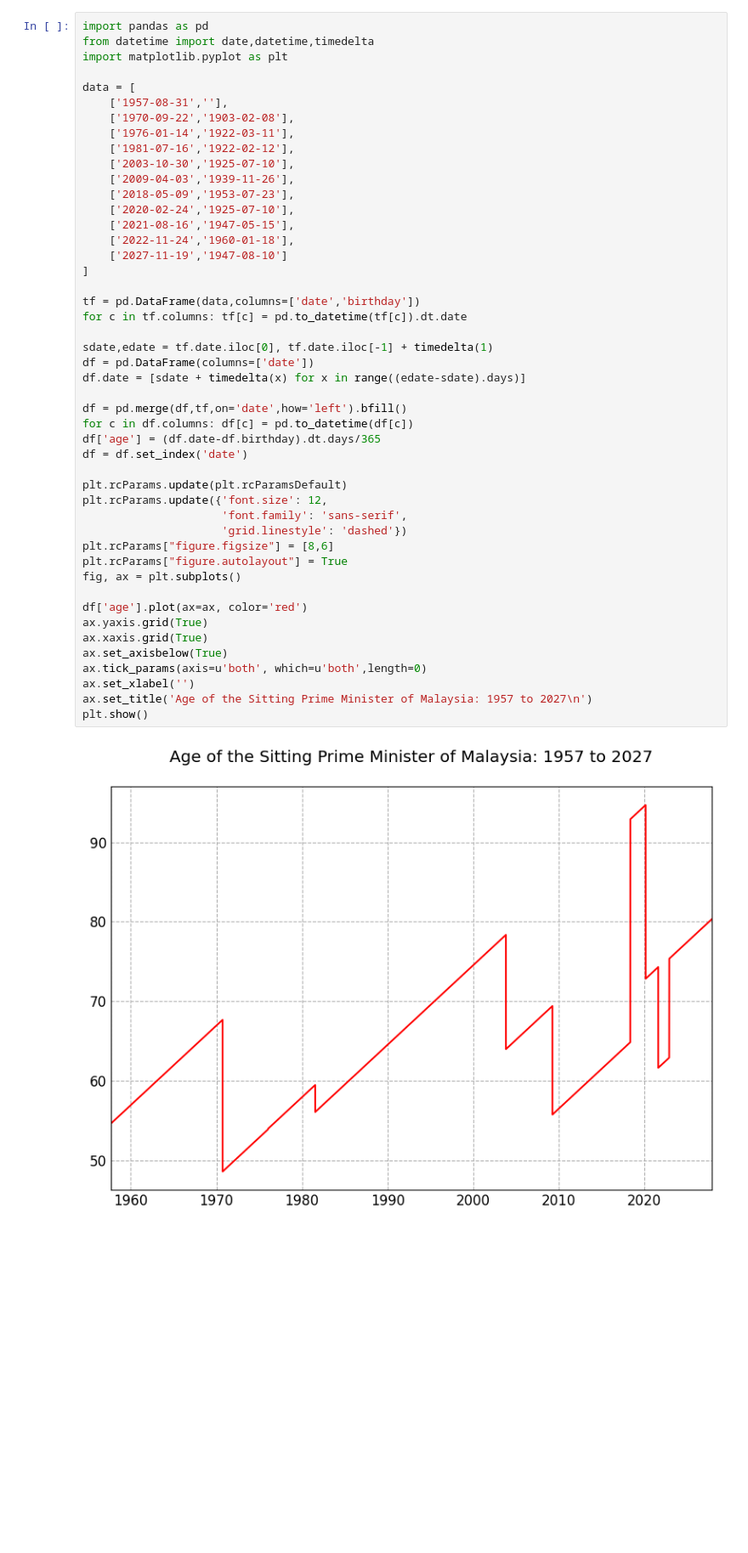
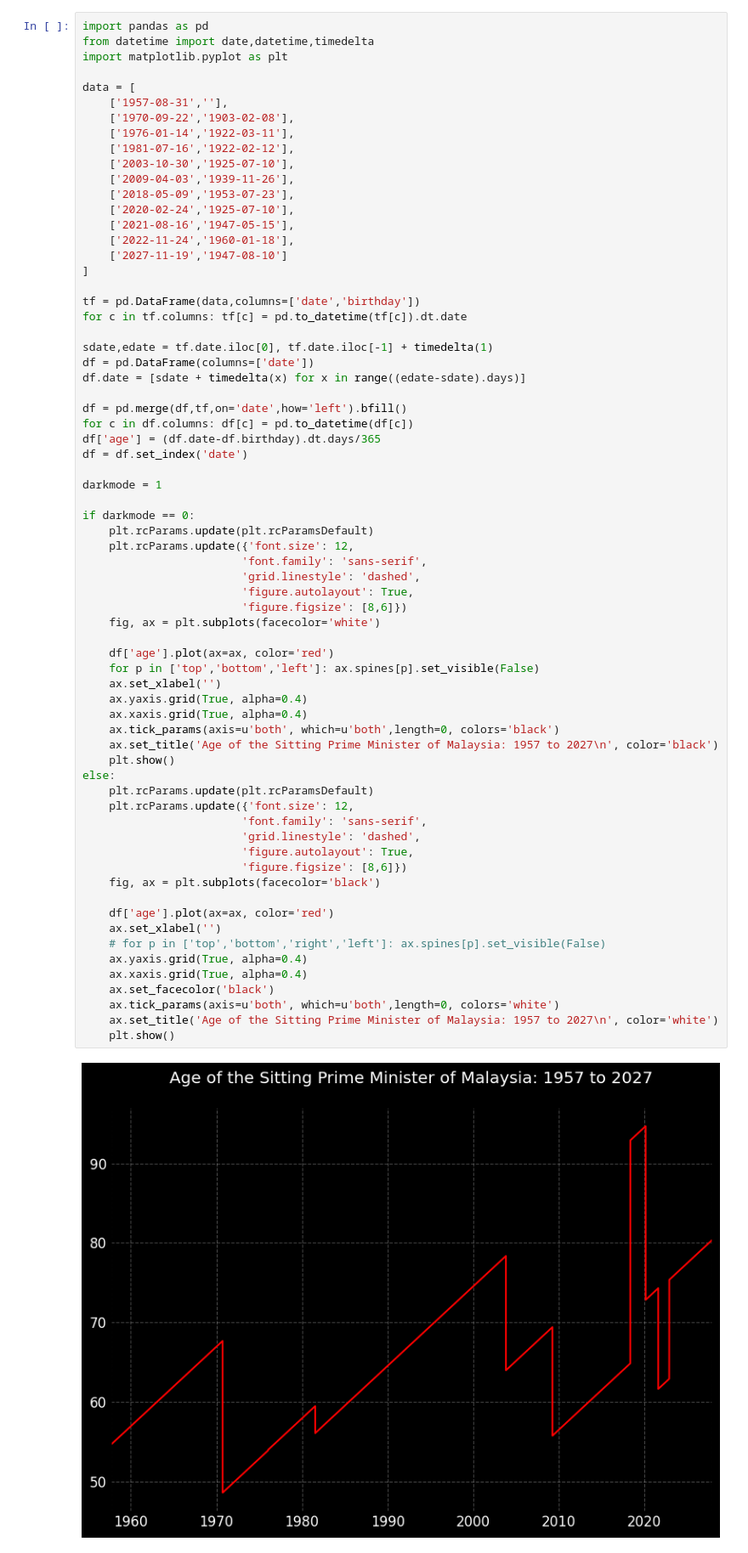
Before and after one commit to Thevesh/analysis-election-msia, a Jupyter notebook: chart_pm_age.ipynb, the cells around one changed output. Shown at 85% size. Saved outputs shown, nothing was run; the diff lists cells and outputs as text; blank space fills up the shorter version.

Commit message:
chart: age of the sitting pm

```diff
--- a/chart_pm_age.ipynb
+++ b/chart_pm_age.ipynb
@@ -4,46 +4,67 @@ from datetime import date,datetime,timedelta
 import matplotlib.pyplot as plt
 
 data = [
     ['1957-08-31',''],
     ['1970-09-22','1903-02-08'],
     ['1976-01-14','1922-03-11'],
     ['1981-07-16','1922-02-12'],
     ['2003-10-30','1925-07-10'],
     ['2009-04-03','1939-11-26'],
     ['2018-05-09','1953-07-23'],
     ['2020-02-24','1925-07-10'],
     ['2021-08-16','1947-05-15'],
     ['2022-11-24','1960-01-18'],
     ['2027-11-19','1947-08-10']
 ]
 
 tf = pd.DataFrame(data,columns=['date','birthday'])
 for c in tf.columns: tf[c] = pd.to_datetime(tf[c]).dt.date
 
 sdate,edate = tf.date.iloc[0], tf.date.iloc[-1] + timedelta(1)
 df = pd.DataFrame(columns=['date'])
 df.date = [sdate + timedelta(x) for x in range((edate-sdate).days)]
 
 df = pd.merge(df,tf,on='date',how='left').bfill()
 for c in df.columns: df[c] = pd.to_datetime(df[c])
 df['age'] = (df.date-df.birthday).dt.days/365
 df = df.set_index('date')
 
-plt.rcParams.update(plt.rcParamsDefault)
-plt.rcParams.update({'font.size': 12,
-                     'font.family': 'sans-serif',
-                     'grid.linestyle': 'dashed'})
-plt.rcParams["figure.figsize"] = [8,6]
-plt.rcParams["figure.autolayout"] = True
-fig, ax = plt.subplots()
+darkmode = 1
 
-df['age'].plot(ax=ax, color='red')
-ax.yaxis.grid(True)
-ax.xaxis.grid(True)
-ax.set_axisbelow(True)
-ax.tick_params(axis=u'both', which=u'both',length=0)
-ax.set_xlabel('')
-ax.set_title('Age of the Sitting Prime Minister of Malaysia: 1957 to 2027\n')
-plt.show()
+if darkmode == 0:
+    plt.rcParams.update(plt.rcParamsDefault)
+    plt.rcParams.update({'font.size': 12,
+                        'font.family': 'sans-serif',
+                        'grid.linestyle': 'dashed',
+                        'figure.autolayout': True,
+                        'figure.figsize': [8,6]})
+    fig, ax = plt.subplots(facecolor='white')
+
+    df['age'].plot(ax=ax, color='red')
+    for p in ['top','bottom','left']: ax.spines[p].set_visible(False)
+    ax.set_xlabel('')
+    ax.yaxis.grid(True, alpha=0.4)
+    ax.xaxis.grid(True, alpha=0.4)
+    ax.tick_params(axis=u'both', which=u'both',length=0, colors='black')
+    ax.set_title('Age of the Sitting Prime Minister of Malaysia: 1957 to 2027\n', color='black')
+    plt.show()
+else:
+    plt.rcParams.update(plt.rcParamsDefault)
+    plt.rcParams.update({'font.size': 12,
+                        'font.family': 'sans-serif',
+                        'grid.linestyle': 'dashed',
+                        'figure.autolayout': True,
+                        'figure.figsize': [8,6]})
+    fig, ax = plt.subplots(facecolor='black')
+
+    df['age'].plot(ax=ax, color='red')
+    ax.set_xlabel('')
+    # for p in ['top','bottom','right','left']: ax.spines[p].set_visible(False)
+    ax.yaxis.grid(True, alpha=0.4)
+    ax.xaxis.grid(True, alpha=0.4)
+    ax.set_facecolor('black')
+    ax.tick_params(axis=u'both', which=u'both',length=0, colors='white')
+    ax.set_title('Age of the Sitting Prime Minister of Malaysia: 1957 to 2027\n', color='white')
+    plt.show()
 # %% [output]
-[figure, old version]
+[figure, new version]
```
